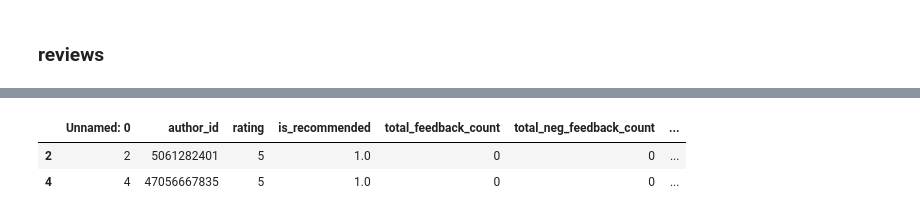
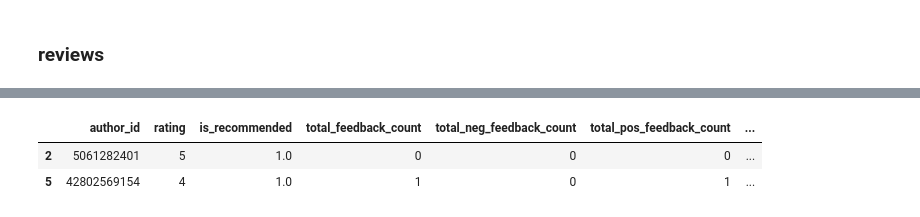
Before and after one commit to ellahoangsimonemlyon/recommender-systems, a Jupyter notebook: SRC/data_cleaning.ipynb, the cells around one changed output, grey strips where cells are left out. Cells and saved outputs as stored; diff of their text form; code cells hidden in the pictures.

```diff
--- a/SRC/data_cleaning.ipynb
+++ b/SRC/data_cleaning.ipynb
@@ -129,7 +170,8 @@ product_info_cleaned['reviews'] = product_info_cleaned['reviews'].astype(int)
 # %%
-reviews_df_cleaned = clean_data(reviews_df, 0.17)
+cols_to_drop = ['helpfulness', 'review_title', 'Unnamed: 0']
+reviews_df_cleaned = clean_data(reviews_df, columns_to_drop=cols_to_drop)  # 0.25 based on the number of null values present in the dataset
 reviews_df_cleaned.head(2)
 # %% [output]
-|  | Unnamed: 0 | author_id | rating | is_recommended | total_feedback_count | total_neg_feedback_count | ... |
-| 2 | 2 | 5061282401 | 5 | 1.0 | 0 | 0 | ... |
-| 4 | 4 | 47056667835 | 5 | 1.0 | 0 | 0 | ... |
+|  | author_id | rating | is_recommended | total_feedback_count | total_neg_feedback_count | total_pos_feedback_count | ... |
+| 2 | 5061282401 | 5 | 1.0 | 0 | 0 | 0 | ... |
+| 5 | 42802569154 | 4 | 1.0 | 1 | 0 | 1 | ... |
```
Also changed, not shown: parts of 6 cells of this notebook, 5 other files.
